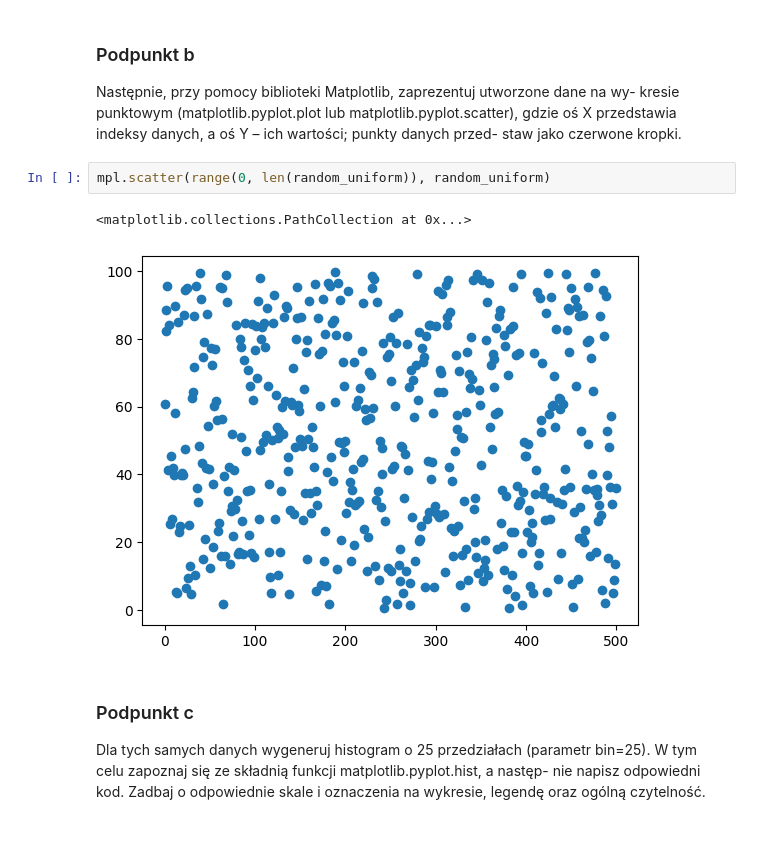
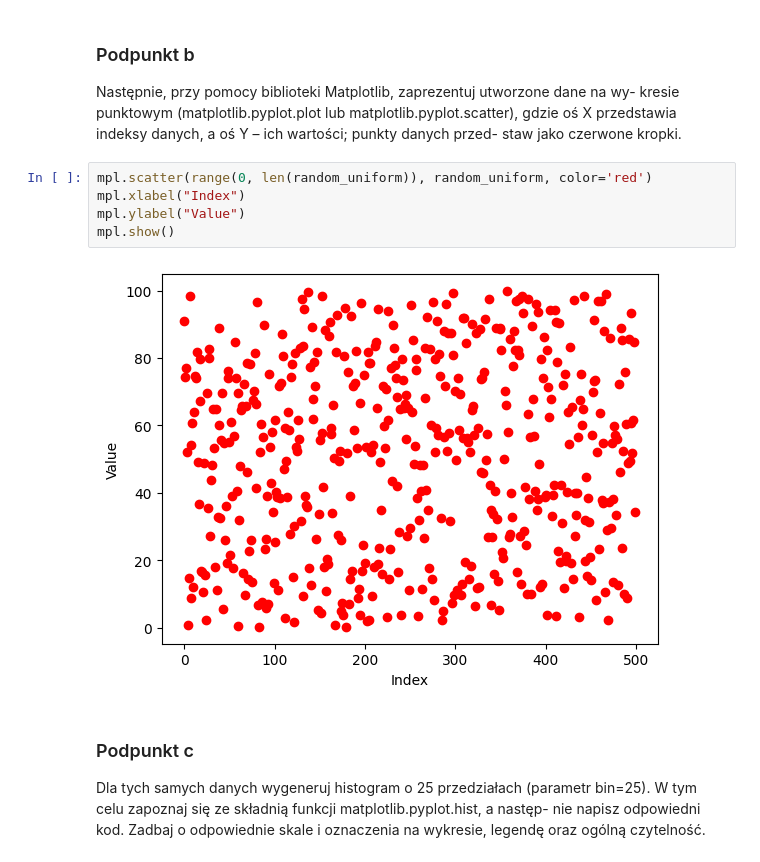
Before and after one commit to yovvanka/python-exercises, a Jupyter notebook: List_1_exercise_1.ipynb, the cells around one changed output. Cells and saved outputs as stored; diff of their text form; blank space fills up the shorter version.

```diff
--- a/List_1_exercise_1.ipynb
+++ b/List_1_exercise_1.ipynb
@@ -36,10 +36,12 @@ print(random_uniform)
 ### Podpunkt b
 Następnie, przy pomocy biblioteki Matplotlib, zaprezentuj utworzone dane na wy- kresie punktowym (matplotlib.pyplot.plot lub matplotlib.pyplot.scatter), gdzie oś X przedstawia indeksy danych, a oś Y – ich wartości; punkty danych przed- staw jako czerwone kropki.
 # %%
-mpl.scatter(range(0, len(random_uniform)), random_uniform)
+mpl.scatter(range(0, len(random_uniform)), random_uniform, color='red')
+mpl.xlabel("Index")
+mpl.ylabel("Value")
+mpl.show()
 # %% [output]
-<matplotlib.collections.PathCollection at 0x...>
-[figure, old version]
+[figure, new version]
 # %% [markdown]
 ### Podpunkt c
 Dla tych samych danych wygeneruj histogram o 25 przedziałach (parametr bin=25). W tym celu zapoznaj się ze składnią funkcji matplotlib.pyplot.hist, a następ- nie napisz odpowiedni kod. Zadbaj o odpowiednie skale i oznaczenia na wykresie, legendę oraz ogólną czytelność.
```
Also changed, not shown: parts of 2 cells of this notebook, 1 other file.
